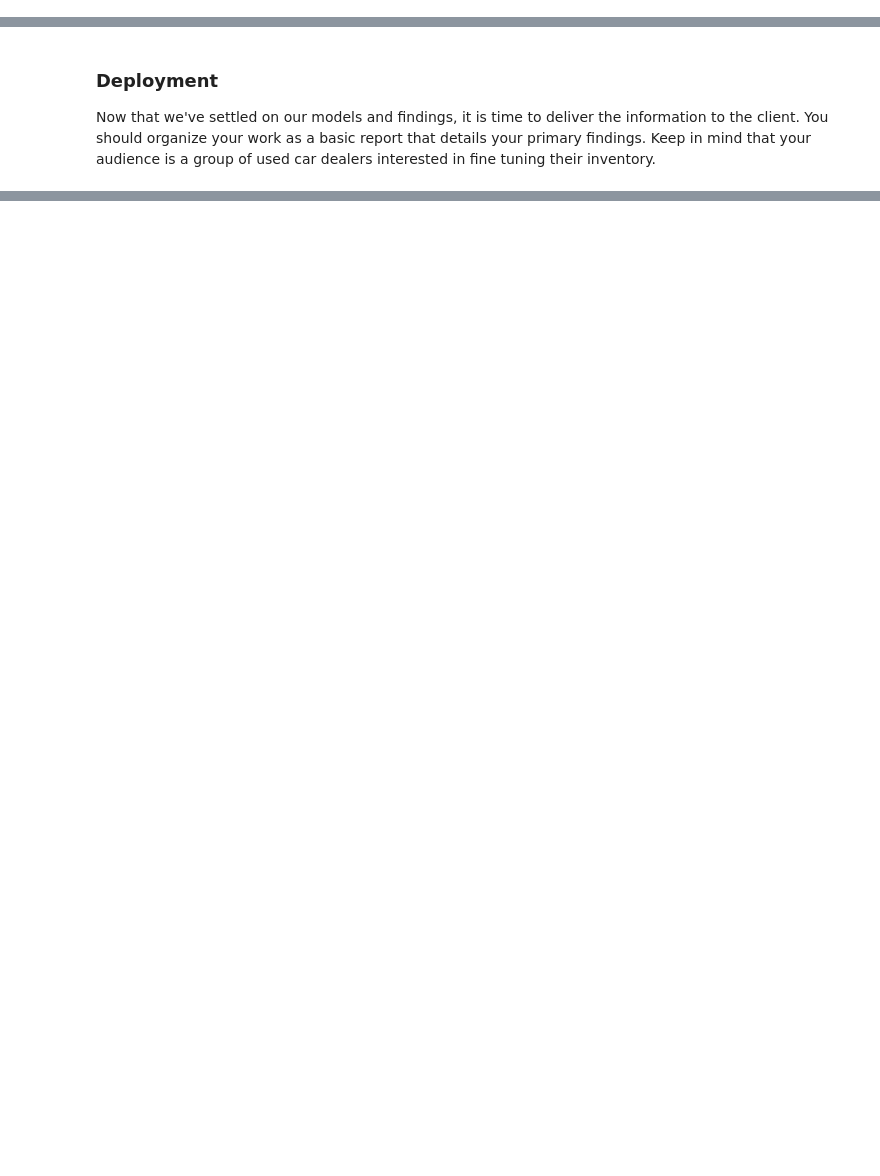
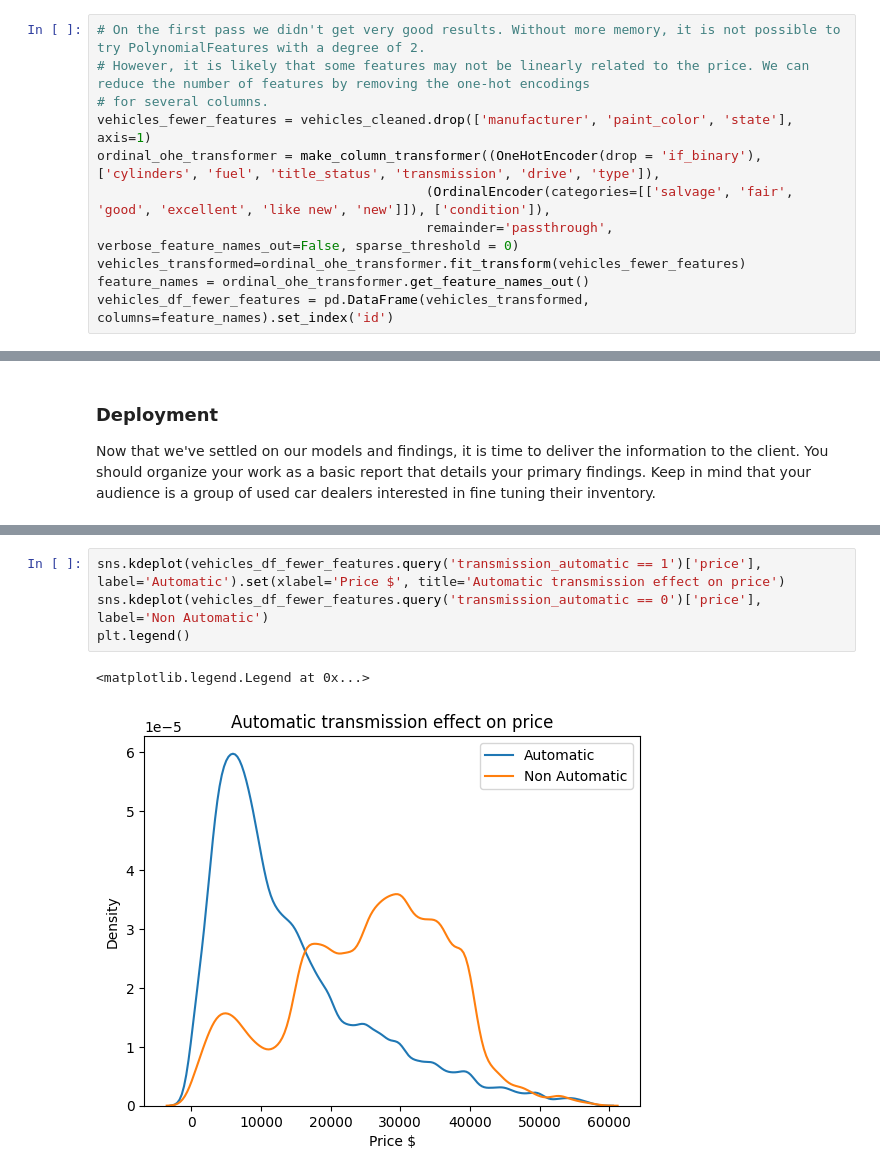
Before and after one commit to caller9/berkeley_ai_cert_module_11, a Jupyter notebook: practical_application_2.ipynb, the cells around one changed output, grey strips where cells are left out. Saved outputs shown, nothing was run; the diff lists cells and outputs as text; blank space fills up the shorter version.

```diff
--- a/practical_application_2.ipynb
+++ b/practical_application_2.ipynb
@@ -221,0 +229,11 @@ With your (almost?) final dataset in hand, it is now time to build some models.
+# %%
+# On the first pass we didn't get very good results. Without more memory, it is not possible to try PolynomialFeatures with a degree of 2.
+# However, it is likely that some features may not be linearly related to the price. We can reduce the number of features by removing the one-hot encodings
+# for several columns.
+vehicles_fewer_features = vehicles_cleaned.drop(['manufacturer', 'paint_color', 'state'], axis=1)
+ordinal_ohe_transformer = make_column_transformer((OneHotEncoder(drop = 'if_binary'), ['cylinders', 'fuel', 'title_status', 'transmission', 'drive', 'type']),
+                                          (OrdinalEncoder(categories=[['salvage', 'fair', 'good', 'excellent', 'like new', 'new']]), ['condition']),
+                                          remainder='passthrough', verbose_feature_names_out=False, sparse_threshold = 0)
+vehicles_transformed=ordinal_ohe_transformer.fit_transform(vehicles_fewer_features)
+feature_names = ordinal_ohe_transformer.get_feature_names_out()
+vehicles_df_fewer_features = pd.DataFrame(vehicles_transformed, columns=feature_names).set_index('id')
@@ -229,0 +338,7 @@ Now that we've settled on our models and findings, it is time to deliver the inf
+# %%
+sns.kdeplot(vehicles_df_fewer_features.query('transmission_automatic == 1')['price'], label='Automatic').set(xlabel='Price $', title='Automatic transmission effect on price')
+sns.kdeplot(vehicles_df_fewer_features.query('transmission_automatic == 0')['price'], label='Non Automatic')
+plt.legend()
+# %% [output]
+<matplotlib.legend.Legend at 0x...>
+[figure, added]
```
Also changed, not shown: parts of 24 cells of this notebook, 1 other file.
